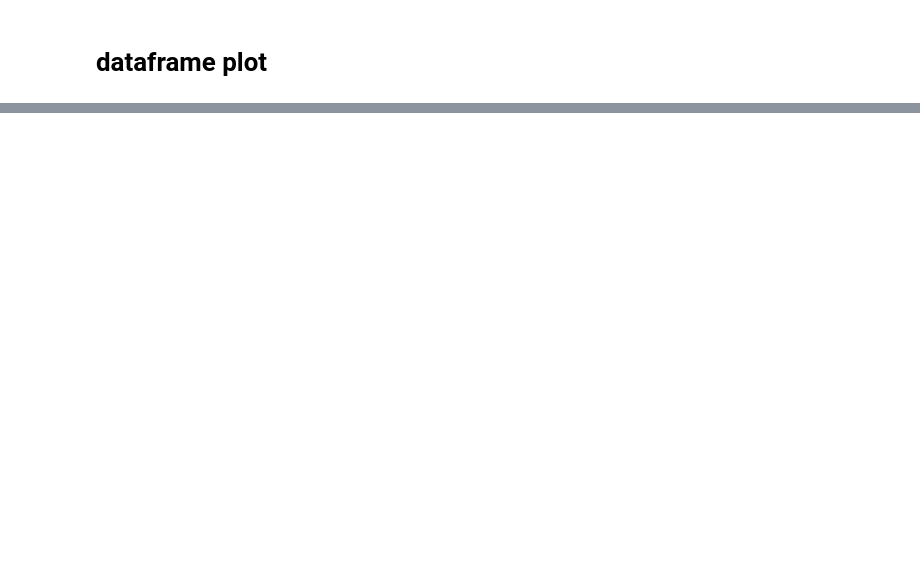
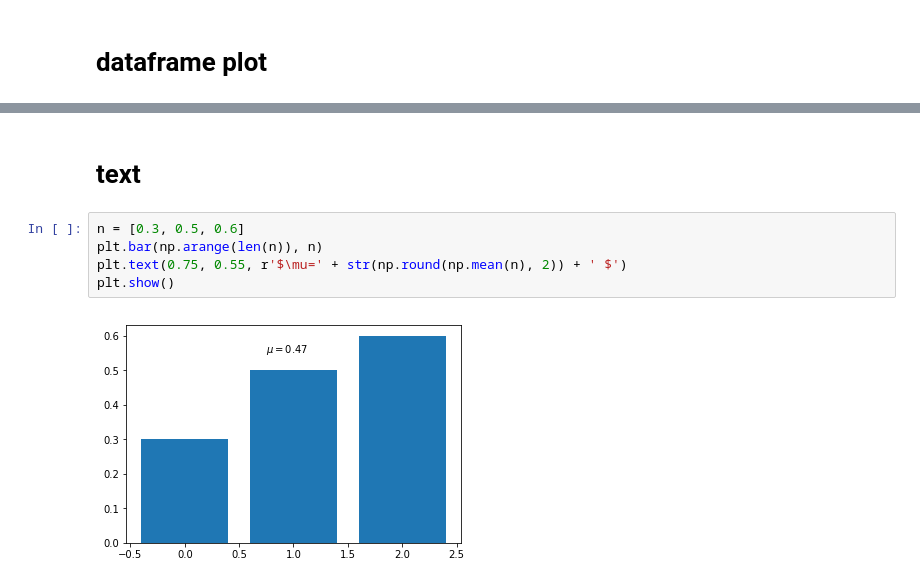
Before and after one commit to srqway/python, a Jupyter notebook: matplotlib-python/notebook/basic.ipynb, the cells around one changed output, grey strips where cells are left out. Cells and saved outputs as stored; diff of their text form; blank space fills up the shorter version.

```diff
--- a/matplotlib-python/notebook/basic.ipynb
+++ b/matplotlib-python/notebook/basic.ipynb
@@ -182,0 +183,9 @@ df.plot.barh(ax=axes[1], stacked=True, alpha=0.5)
+# %% [markdown]
+# text
+# %%
+n = [0.3, 0.5, 0.6]
+plt.bar(np.arange(len(n)), n)
+plt.text(0.75, 0.55, r'$\mu=' + str(np.round(np.mean(n), 2)) + ' $')
+plt.show()
+# %% [output]
+[figure, added]
```
Also changed, not shown: parts of 13 cells of this notebook.
